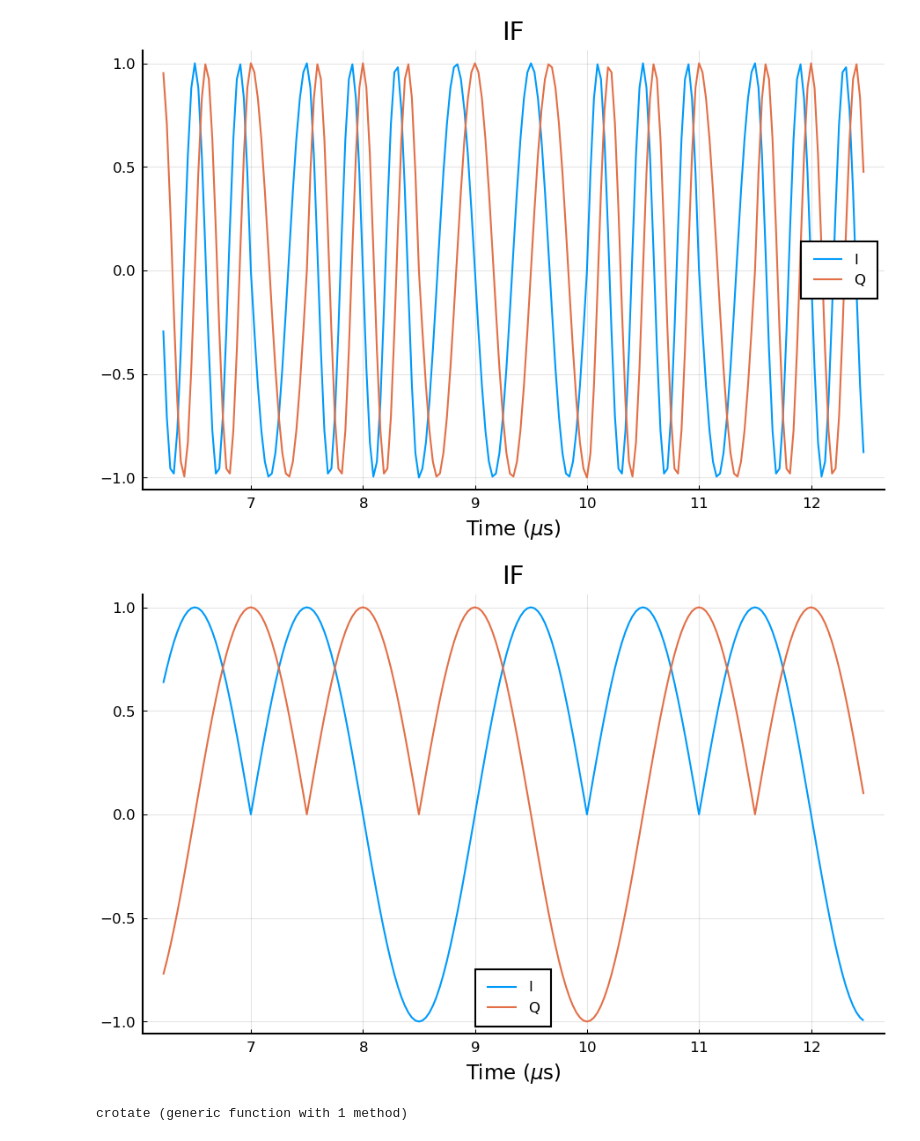
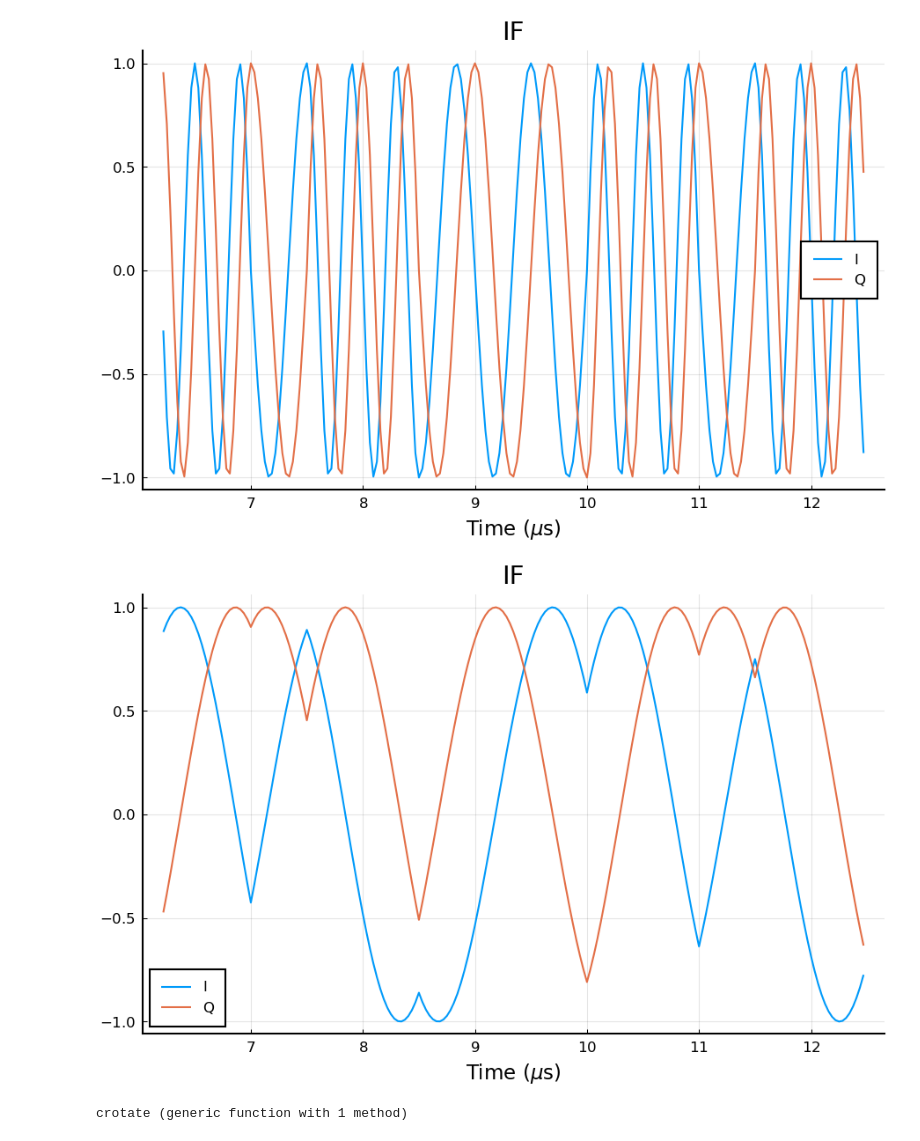
Before and after one commit to PaulDetterer/verilog_cordic_core, a Jupyter notebook: nb/CRotateF.ipynb, the cells around one changed output. Saved outputs shown, nothing was run; the diff lists cells and outputs as text; code cells hidden in the pictures.

```diff
--- a/nb/CRotateF.ipynb
+++ b/nb/CRotateF.ipynb
@@ -47,17 +47,17 @@ plot!(p,(k .- 1) ./ Fs .* 1e6 ,tx_if_q[k],
 [figure]
 # %%
 # Shift the signal down using multiplication
-(rx_bb_i,rx_bb_q) = phy.shift_down(tx_if_i,tx_if_q,Fif,Fs=Fs)
+(rx_bb_i,rx_bb_q) = phy.shift_down(tx_if_i,tx_if_q,Fif-1e4,Fs=Fs)
 k=200:400
 p = plot( (k .-1) ./ Fs .* 1e6 ,rx_bb_i[k], label="I")
 plot!(p,(k .- 1) ./ Fs .* 1e6 ,rx_bb_q[k],
     label="Q",
     dpi=150,
     xlabel = "Time (\$\\mu\$s)",
     title = "IF"
 )
 # %% [output]
-[figure, old version]
+[figure, new version]
 # %%
 # Define Cordic algorithm
 function cordic_s(x,y,z,d,k)
```
Also changed, not shown: parts of 2 cells of this notebook, 5 other files.
